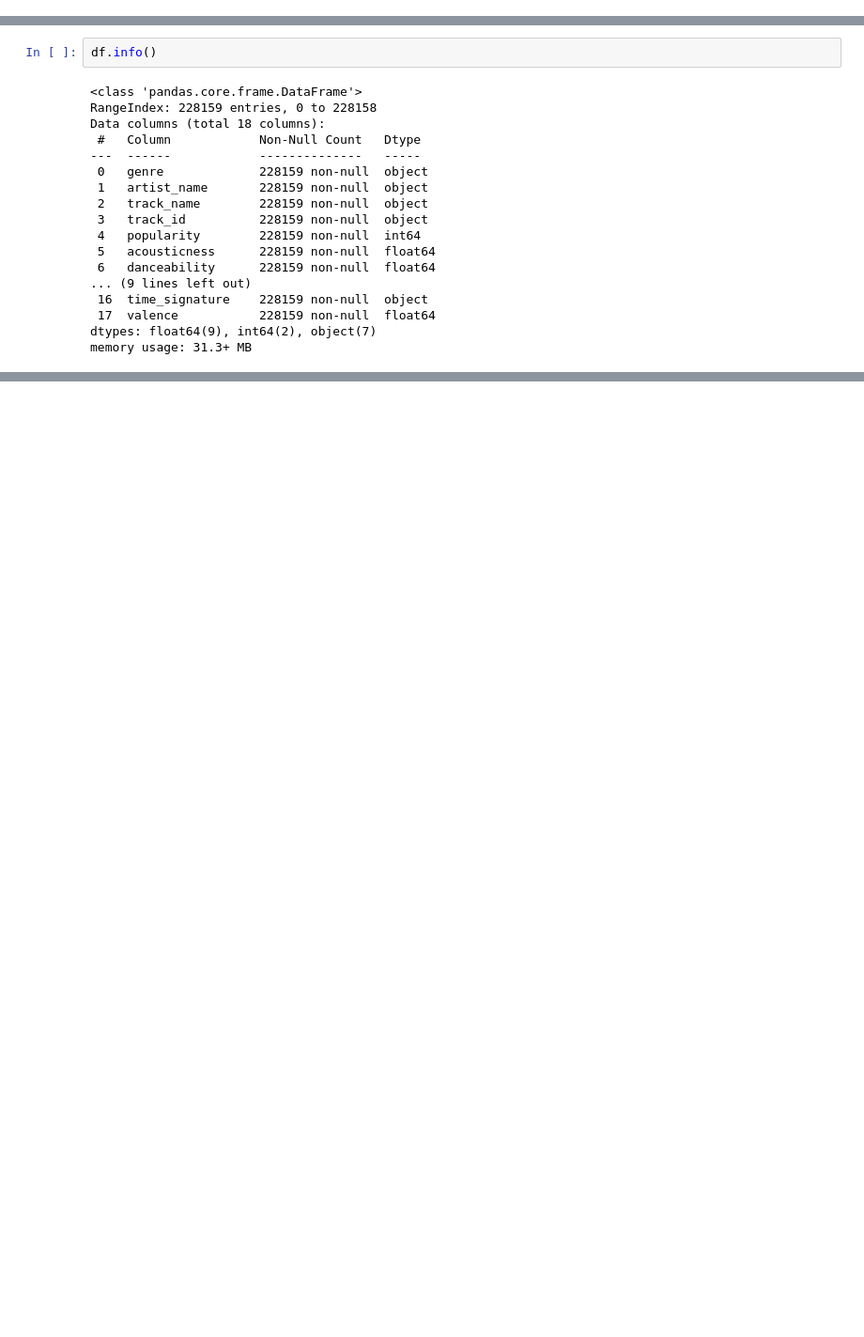
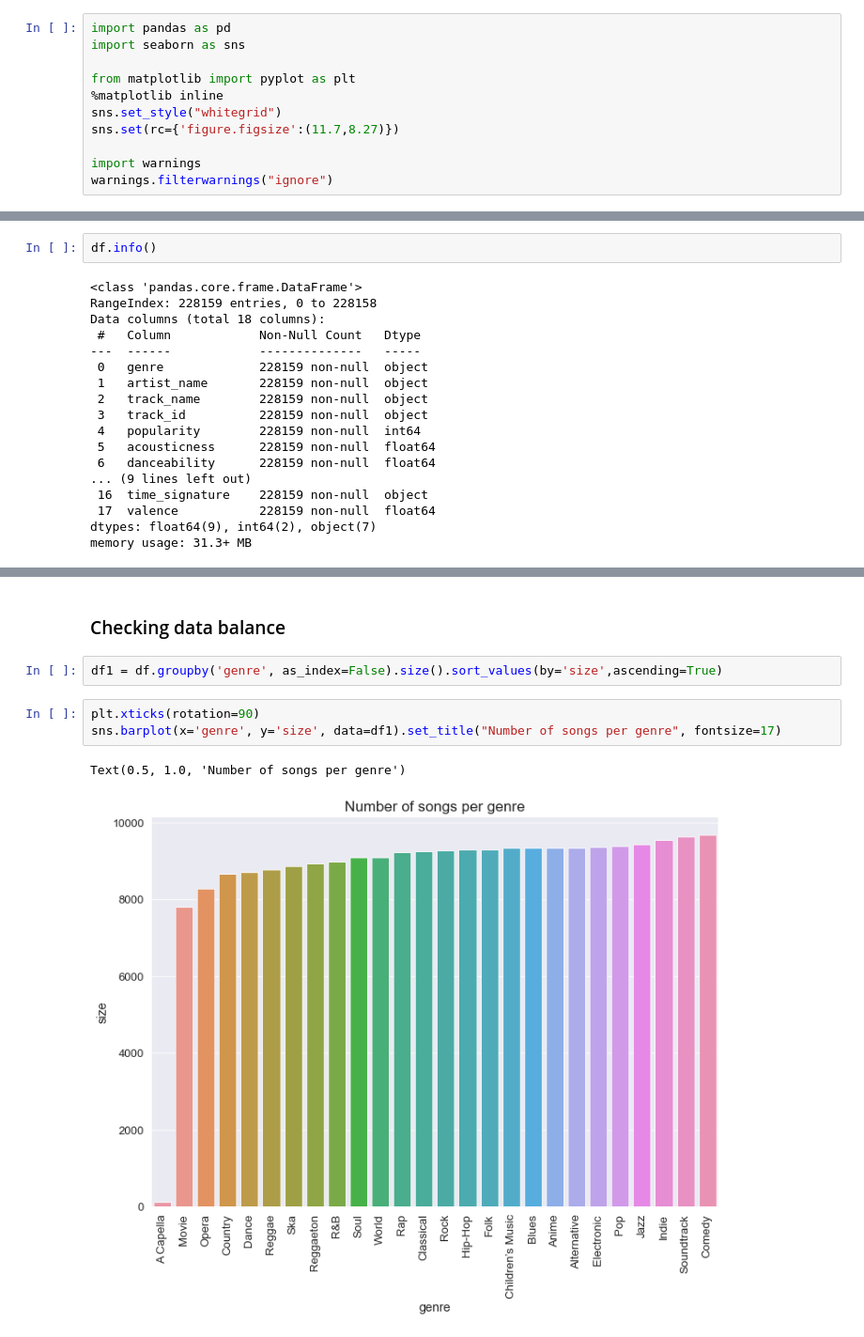
Before and after one commit to Mohammad-sakir/PDS_PROJ, a Jupyter notebook: analysis_spotify.ipynb, the cells around one changed output, grey strips where cells are left out. Shown: that part at 94% size. Cells and saved outputs as stored; diff of their text form; blank space fills up the shorter version.

```diff
--- a/analysis_spotify.ipynb
+++ b/analysis_spotify.ipynb
@@ -3,3 +1,14 @@ import pandas as pd
+# %%
+import pandas as pd
+import seaborn as sns
+
+from matplotlib import pyplot as plt
+%matplotlib inline
+sns.set_style("whitegrid")
+sns.set(rc={'figure.figsize':(11.7,8.27)})
+
+import warnings
+warnings.filterwarnings("ignore")
 # %%
 df = pd.read_csv("SpotifyFeatures.csv")
 # %% [markdown]
@@ -92,0 +120,10 @@ array(['C#', 'D#', 'C', 'D', 'G#', 'F#', 'B', 'A', 'G', 'E', 'A#', 'F'],
+# %% [markdown]
+### Checking data balance
+# %%
+df1 = df.groupby('genre', as_index=False).size().sort_values(by='size',ascending=True)
+# %%
+plt.xticks(rotation=90)
+sns.barplot(x='genre', y='size', data=df1).set_title("Number of songs per genre", fontsize=17)
+# %% [output]
+Text(0.5, 1.0, 'Number of songs per genre')
+[figure, added]
```
Also changed, not shown: parts of 9 cells of this notebook.
